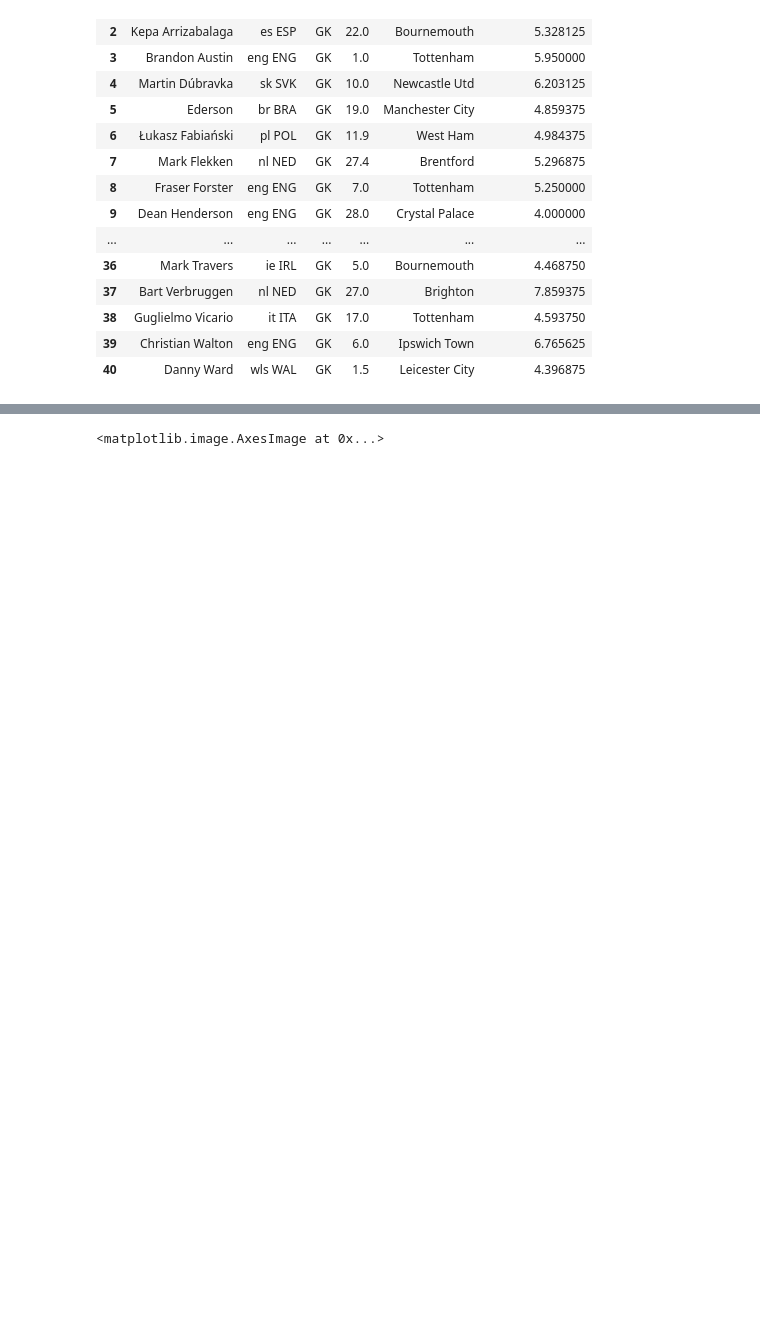
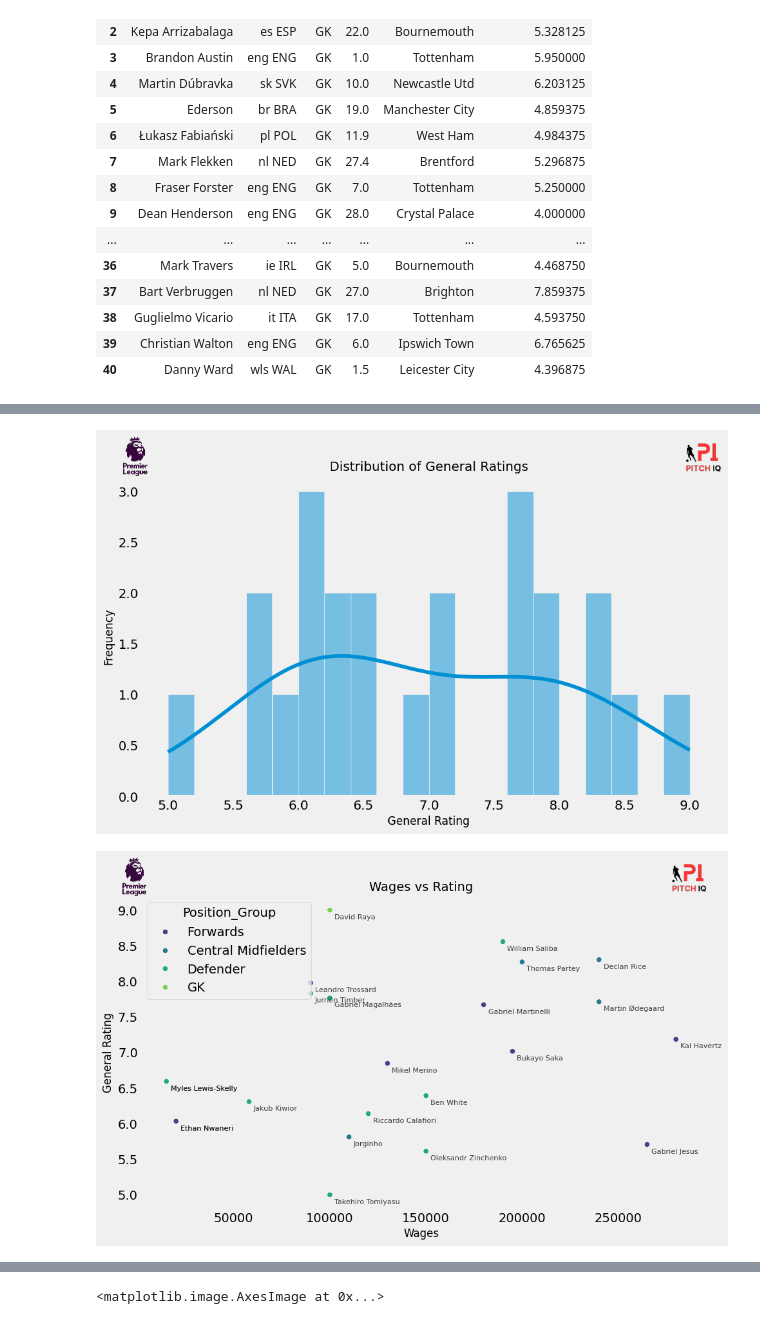
Before and after one commit to steveaq/cannoniq, a Jupyter notebook: EPL Wages Analysis Notbook.ipynb, the cells around one changed output, grey strips where cells are left out. Saved outputs shown, nothing was run; the diff lists cells and outputs as text; code cells hidden in the pictures; blank space fills up the shorter version.

```diff
--- a/EPL Wages Analysis Notbook.ipynb
+++ b/EPL Wages Analysis Notbook.ipynb
@@ -418,0 +502,31 @@ full_df[full_df['team_id'] == 9825]
+# %%
+keepers = ['GK']
+defenders = ["DF",'DF,MF']
+wing_backs = ['FW,DF','DF,FW']
+midfielders = ['MF,DF','MF']
+forwards = ['FW','MF,FW',"FW,MF"]
+def position_grouping(x):
+    if x in keepers:
+        return "GK"
+    elif x in defenders:
+        return "Defender"
+    elif x in wing_backs:
+        return "Wing-Back"
+    elif x in midfielders:
+        return "Central Midfielders"
+    elif x in forwards:
+        return "Forwards"
+    else:
+        return "unidentified position"
+
+arsenal['Position_Group'] = arsenal['Pos'].apply(position_grouping)
+# %%
+import numpy as np
+from sklearn.preprocessing import MinMaxScaler
+
+# Reshape and scale the '90s'
+scaler = MinMaxScaler()
+scaled_90s = scaler.fit_transform(arsenal[['90s']])
+
+# Generate new ratings: map scaled 90s to range 5–9
+arsenal['General_Rating'] = 5 + (scaled_90s.flatten() * 4)
@@ -419,3 +633,8 @@ full_df[full_df['team_id'] == 9825]
+# %%
+visualize_results(arsenal)
+# %% [output]
+[figure, added]
+[figure, added]
 # %%
 def create_team_table(epl_player_ratings,t_id ):
     wages_df = pd.read_csv("CSVs/EPL_Player_Wages.csv")
```
Also changed, not shown: parts of 33 cells of this notebook, 23 other files.
